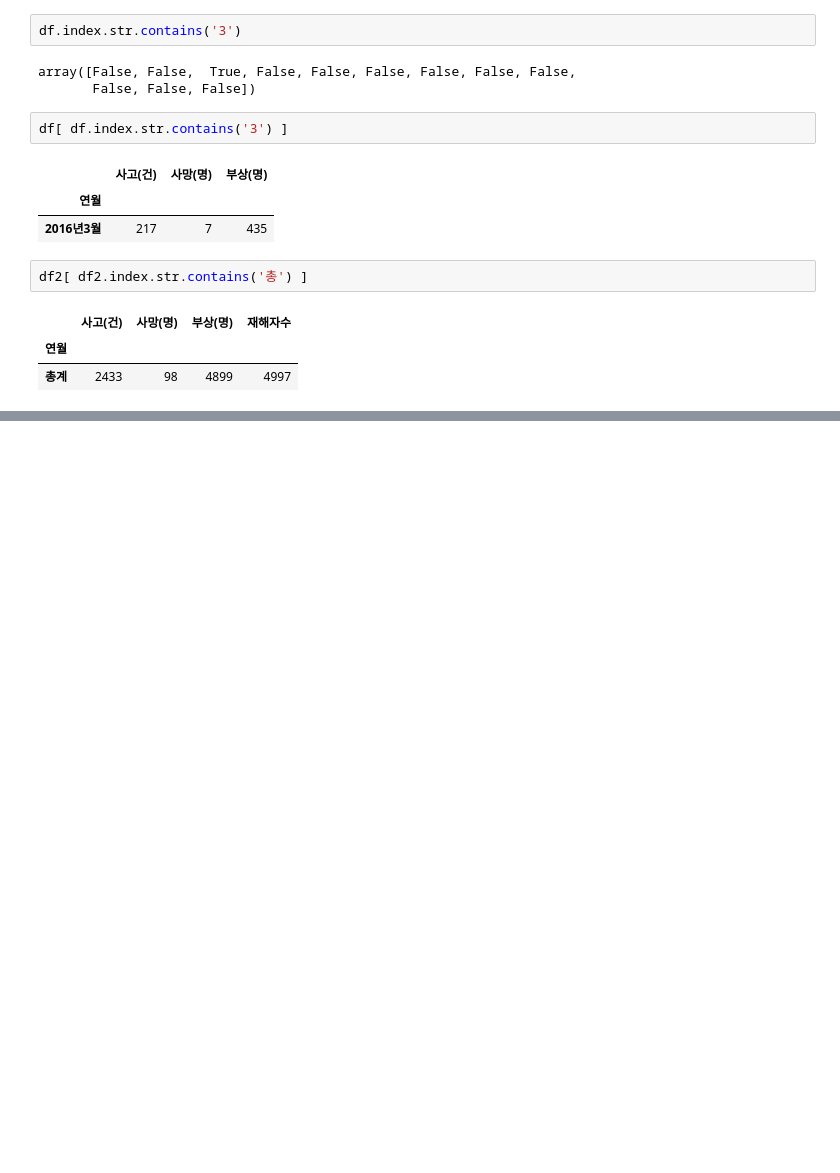
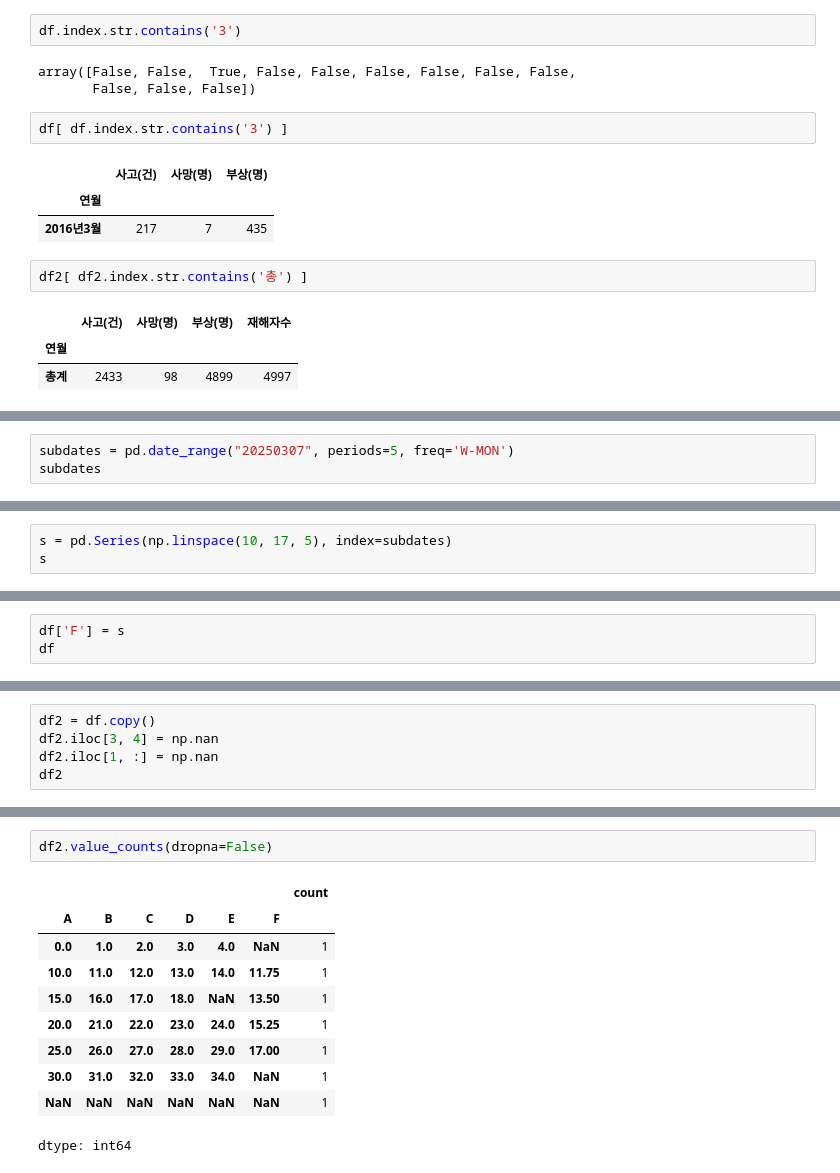
Before and after one commit to ai7dnn/2025-1-A-myclass-BDA, a Jupyter notebook: inclass/03w_A_mon_0324_dataframe_application.ipynb, the cells around one changed output, grey strips where cells are left out. Drawn from its saved outputs; the diff is of its cells as text; blank space fills up the shorter version.

```diff
--- a/inclass/03w_A_mon_0324_dataframe_application.ipynb
+++ b/inclass/03w_A_mon_0324_dataframe_application.ipynb
@@ -645,0 +1212,3 @@ df2[ df2.index.str.contains('총') ]
+# %%
+subdates = pd.date_range("20250307", periods=5, freq='W-MON')
+subdates
@@ -645,0 +1219,3 @@ df2[ df2.index.str.contains('총') ]
+# %%
+s = pd.Series(np.linspace(10, 17, 5), index=subdates)
+s
@@ -645,0 +1230,3 @@ df2[ df2.index.str.contains('총') ]
+# %%
+df['F'] = s
+df
@@ -645,0 +1242,5 @@ df2[ df2.index.str.contains('총') ]
+# %%
+df2 = df.copy()
+df2.iloc[3, 4] = np.nan
+df2.iloc[1, :] = np.nan
+df2
@@ -645,0 +1425,13 @@ df2[ df2.index.str.contains('총') ]
+# %%
+df2.value_counts(dropna=False)
+# %% [output]
+|  |  |  |  |  |  | count |
+| A | B | C | D | E | F |  |
+| 0.0 | 1.0 | 2.0 | 3.0 | 4.0 | NaN | 1 |
+| 10.0 | 11.0 | 12.0 | 13.0 | 14.0 | 11.75 | 1 |
+| 15.0 | 16.0 | 17.0 | 18.0 | NaN | 13.50 | 1 |
+| 20.0 | 21.0 | 22.0 | 23.0 | 24.0 | 15.25 | 1 |
+| 25.0 | 26.0 | 27.0 | 28.0 | 29.0 | 17.00 | 1 |
+| 30.0 | 31.0 | 32.0 | 33.0 | 34.0 | NaN | 1 |
+| NaN | NaN | NaN | NaN | NaN | NaN | 1 |
+dtype: int64
```
Also changed, not shown: parts of 122 cells of this notebook.
